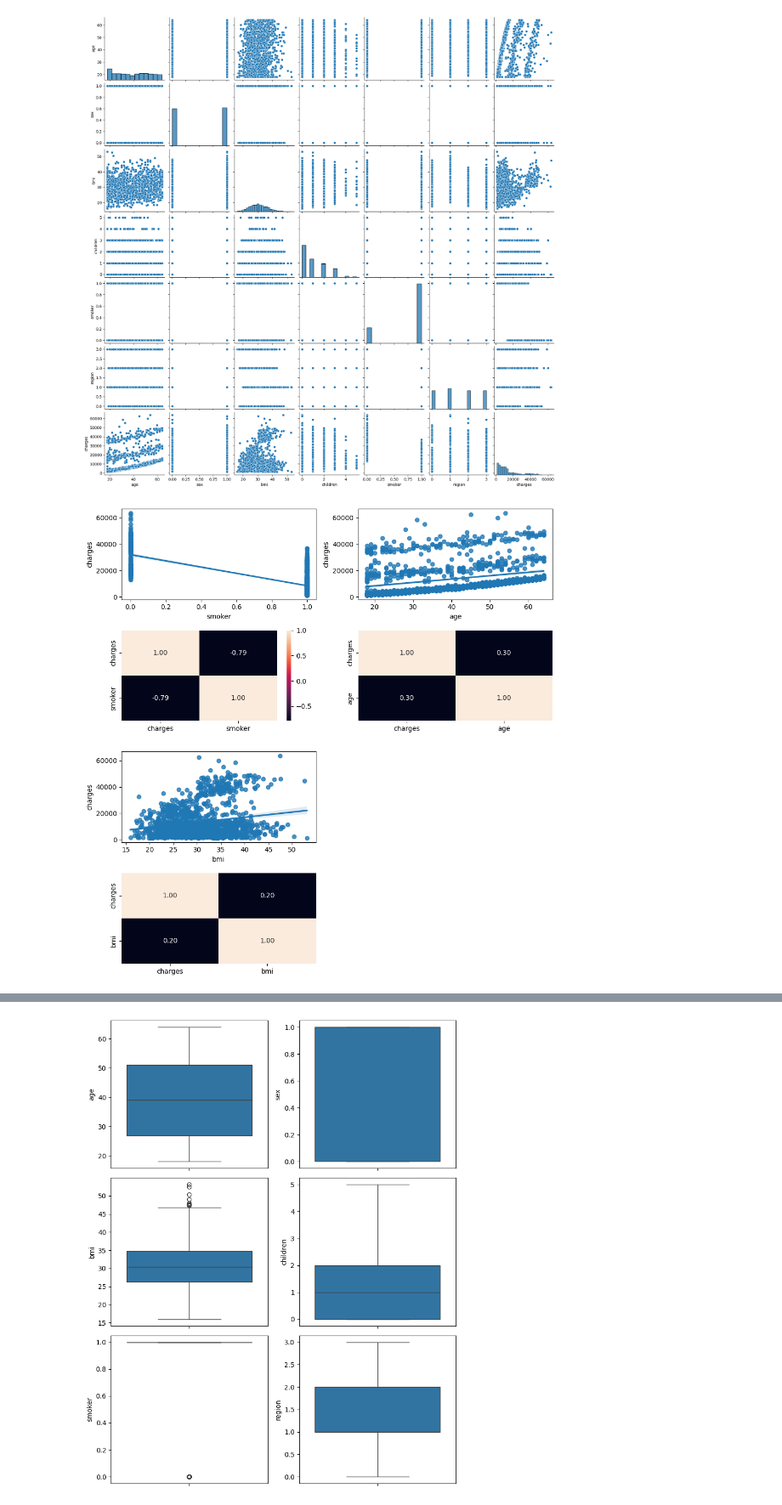
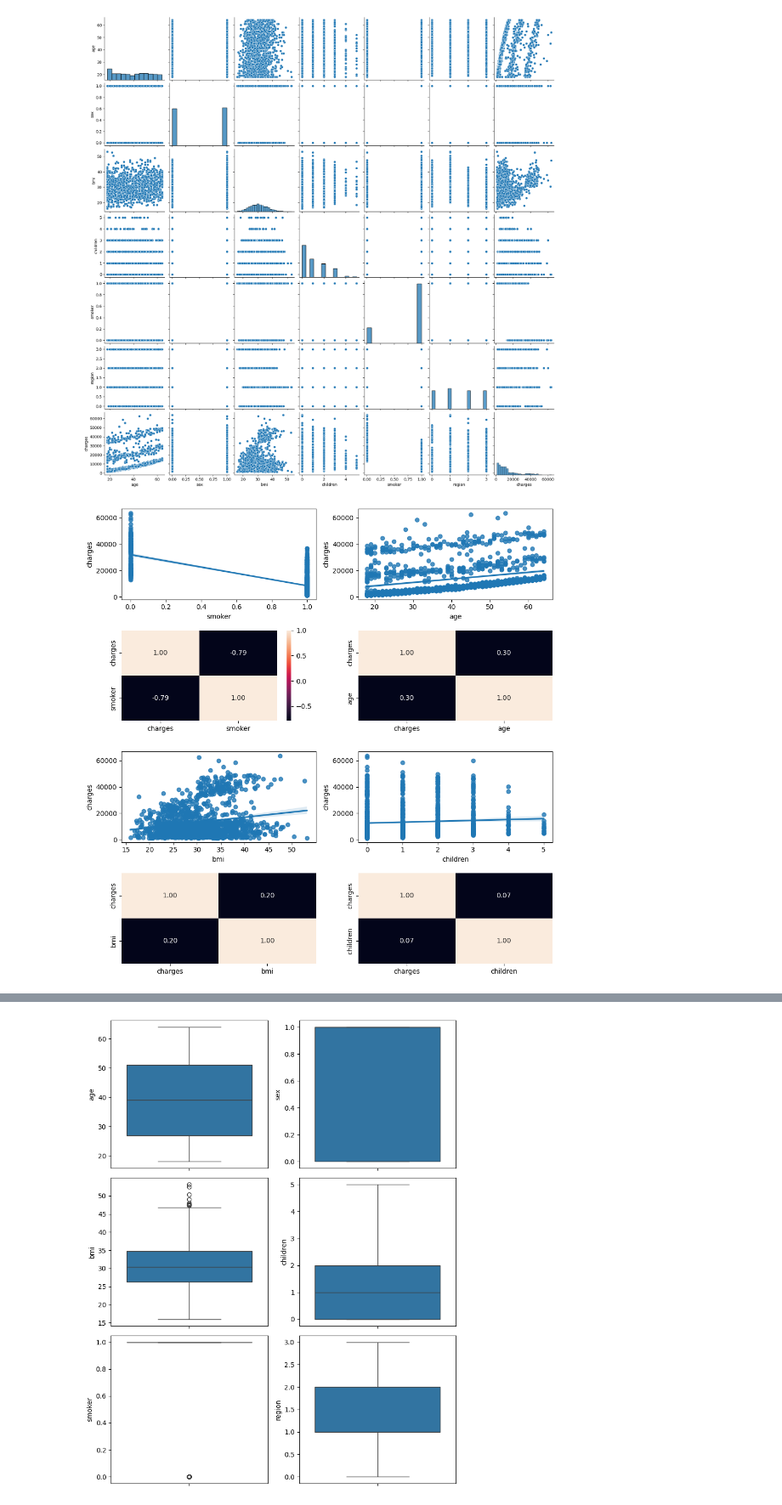
Before and after one commit to LuisCamachoRivero/regresion_lineal, a Jupyter notebook: src/explore.ipynb, the cells around one changed output, grey strips where cells are left out. Shown at 85% size. Cells and saved outputs as stored; diff of their text form; code cells hidden in the pictures.

```diff
--- a/src/explore.ipynb
+++ b/src/explore.ipynb
@@ -207,19 +206,21 @@ sns.pairplot(df)
 # %%
 # Comprobación de Linealidad
 
 fig, axis = plt.subplots(4,2,figsize=(10,10))
 
 sns.regplot(ax=axis[0,0], data=df, x="smoker", y="charges")
 sns.heatmap(df[['charges','smoker']].corr(),annot=True,fmt='.2f',ax=axis[1,0])
 
 sns.regplot(ax=axis[0,1], data=df, x="age", y="charges")
 sns.heatmap(df[['charges','age']].corr(),annot=True,fmt='.2f',ax=axis[1,1],cbar=False)
 
 sns.regplot(ax=axis[2,0], data=df, x="bmi", y="charges")
 sns.heatmap(df[['charges','bmi']].corr(),annot=True,fmt='.2f',ax=axis[3,0],cbar=False)
-fig.delaxes(axis[2,1])
-fig.delaxes(axis[3,1])
+
+sns.regplot(ax=axis[2,1], data=df, x="children", y="charges")
+sns.heatmap(df[['charges','children']].corr(),annot=True,fmt='.2f',ax=axis[3,1],cbar=False)
+
 plt.tight_layout()
 plt.show()
 # %% [output]
-[figure, old version]
+[figure, new version]
```
Also changed, not shown: parts of 31 cells of this notebook.
